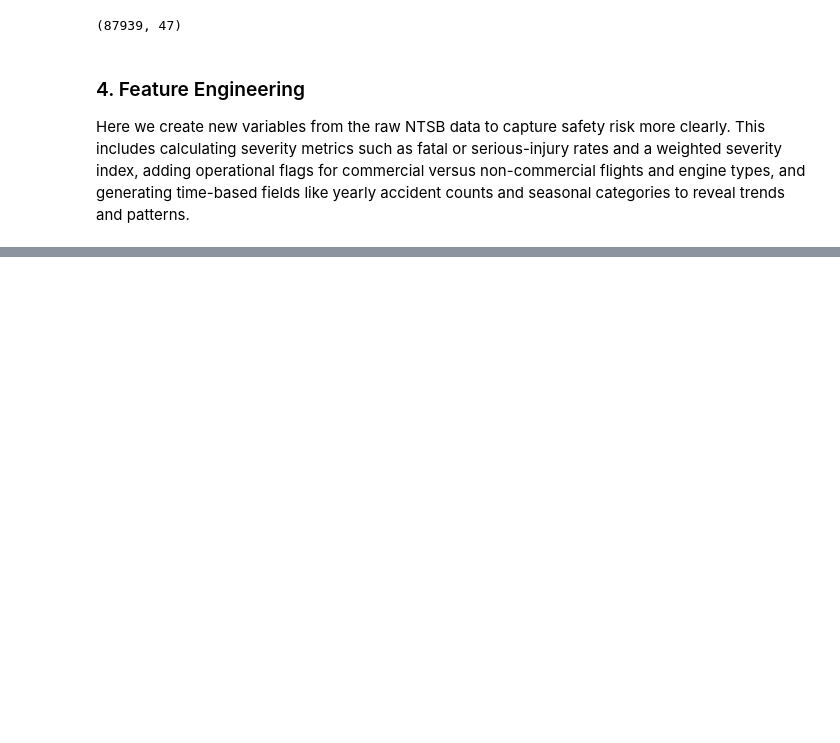
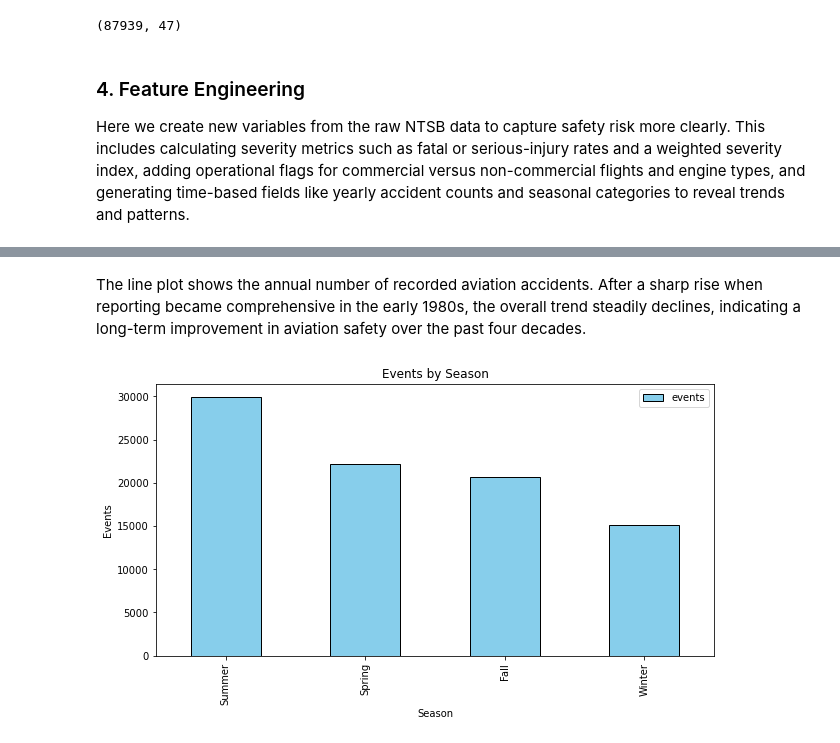
Before and after one commit to mcshoja/Phase-1-Project, a Jupyter notebook: aviation.ipynb, the cells around one changed output, grey strips where cells are left out. Drawn from its saved outputs; the diff is of its cells as text; code cells hidden in the pictures; blank space fills up the shorter version.

```diff
--- a/aviation.ipynb
+++ b/aviation.ipynb
@@ -279,0 +403,11 @@ KeyError: 'Total Fatal Injuries'
+# %% [markdown]
+The line plot shows the annual number of recorded aviation accidents. After a sharp rise when reporting became comprehensive in the early 1980s, the overall trend steadily declines, indicating a long-term improvement in aviation safety over the past four decades.
+# %%
+# Seasonality: events by season (bar)
+season_counts.plot(x="season", y="events", kind="bar", edgecolor="black", color= "skyblue", figsize=(10, 5))
+plt.title("Events by Season")
+plt.xlabel("Season")
+plt.ylabel("Events")
+plt.show();
+# %% [output]
+[figure, added]
```
Also changed, not shown: parts of 20 cells of this notebook.
